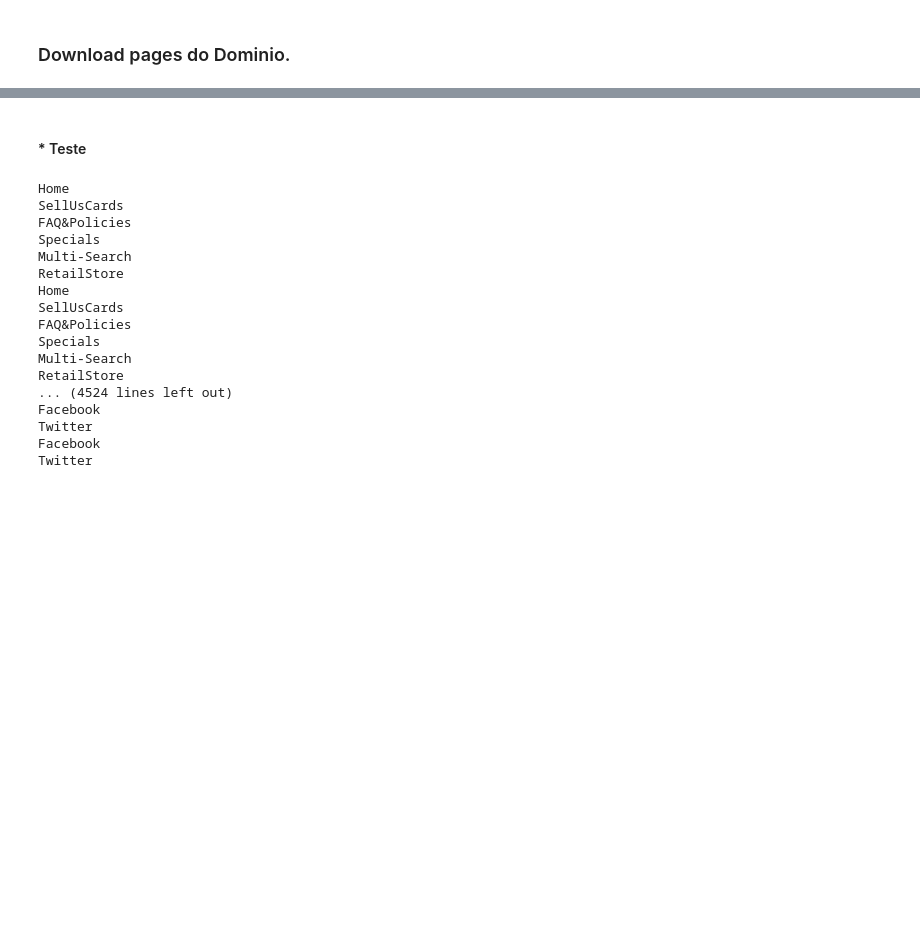
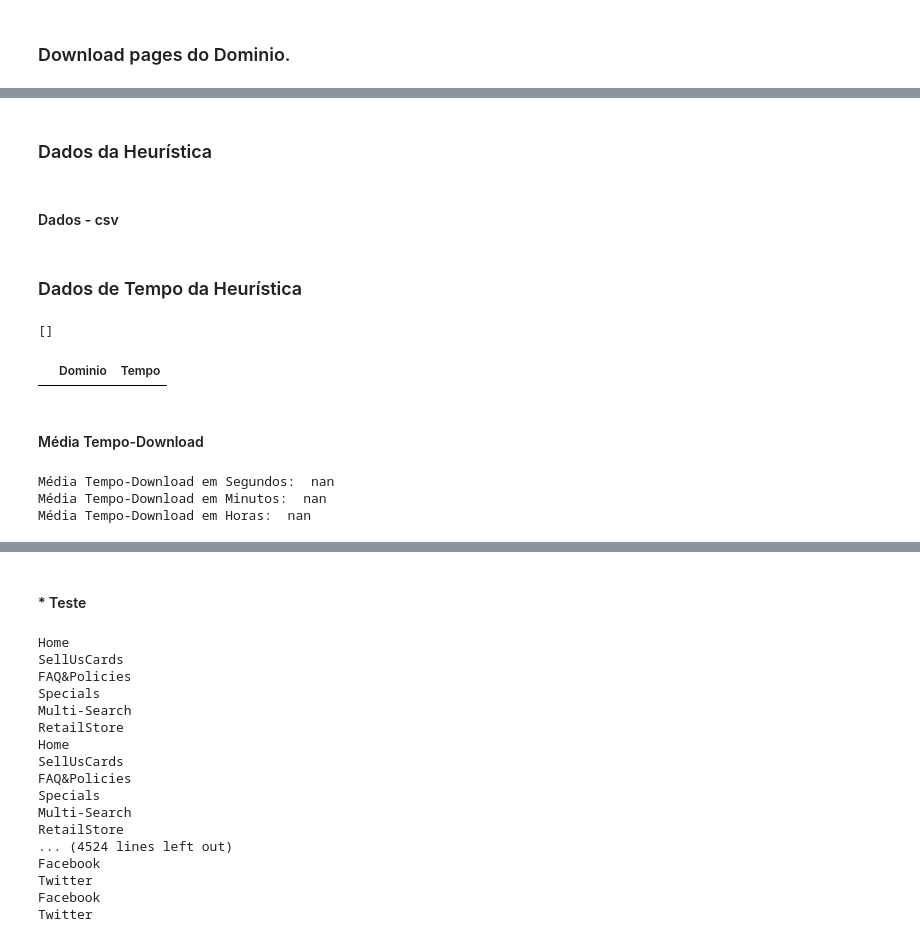
Before and after one commit to Jcss3/Projeto-1__RI, a Jupyter notebook: MagicCards_Heuristica.ipynb, the cells around one changed output, grey strips where cells are left out. Cells and saved outputs as stored; diff of their text form; code cells hidden in the pictures; blank space fills up the shorter version.

```diff
--- a/MagicCards_Heuristica.ipynb
+++ b/MagicCards_Heuristica.ipynb
@@ -85,7 +65,7 @@ def Tabela(count,url,site):
 ## Padrões
 # %%
 def Words():
-    goods = ['magic','single','set','catalog','gathering','card','store']
+    goods = ['magic','single','set','catalog','gathering','card','store','foil','product','buylist']
     bad = ['pokemom','yugioh']
     words = [goods,bad]
     return words
@@ -95,10 +75,10 @@ def Padroes():
     regex = r'(.+)(magic_singles-)(.+)(\/)(.+)(\/)(\d+)'
     CapeFearGamesMagicCard = re.compile(regex)
 
-    regex2 = r'(.)*(store)(.)+'
+    regex2 = r'(.+)(store\/)([A-Z]{3}|[A-Z]{1}[0-9]{2})(.+)'
     MtGoTradersMagicCard = re.compile(regex2)
-
-    regex3 = r'(.)*(p-)(\d+)(\.html)'
+    # |||| (.)*(p-)(\d+)(\.html)
+    regex3 = r'(.+)(-p-)(\d+)(\.html)'
     WizardCupBoardMagicCard = re.compile(regex3)
 
     regex4 = '(.)*(magic-the-gathering\/)(singles\/)(product-detail\/)(.+)'
@@ -113,7 +93,7 @@ def Padroes():
     regex7 = r'(.+)(card)(.+)(\d+)(.+)'
     ScryfallMagicCard = re.compile(regex7)
 
-    regex8 = r'(.+)(mtg\/)(singles\/)(.+\/)(.+)'
+    regex8 = r'(.+)(mtg\/)(singles\/)(.+\/)(.+\/)(.+)'
     MtgMIntCard = re.compile(regex8)
 
     padroesLinks = [CapeFearGamesMagicCard,CardKingdomMagicCard,AbuGamesMagicCard,ScryfallMagicCard,
@@ -129,26 +109,26 @@ def Score(url,siteInicial,texto):
     if siteInicial in url:
         score = score + 1
 
-    # url contem alguma palavra da lista de palavres que aparecem no link relevante +2
+    # url contem alguma palavra da lista de palavraes boas que aparecem no link relevante +2
     for palavra in Words()[0]:
         #casefold ignorar sensitive-case
         if palavra.casefold() in url.casefold():
-            score = score + 3
+            score = score + 2
 
-    # url fullmatch com link relevante +5
+    # url fullmatch com link relevante +50
     for padrao in Padroes():
         if padrao.fullmatch(url):
             score = score + 5
 
-    #CArdpage tem texto sobre valor da carta. +10
+    #CArdpage tem texto sobre valor da carta. +100
     if regexMoney.match(texto):
-        score = score + 10
+        score = score + 100
 
      # url contem alguma palavra da lista de palavras ruins(pokemom, yugioh ...) zera o score.
     for palavra in Words()[1]:
-        #casefold ignorar sensitive-case
         if palavra.casefold() in url.casefold():
             score = 0
+            return score
     return score
 # %% [markdown]
 ## * Heurística
@@ -158,31 +138,27 @@ def CardsCrawler(url):
     count = 0
     score = 0
     paginas = [(url,score)]
-
-
     paginasVisitadas = []
     robots = Robots.fetch(url.geturl() + '/robots.txt')
     while count < 1000 and len(paginas) > 0:
+        #Ordenar a busca pelo Score.
         paginas.sort(key=operator.itemgetter(1),reverse=True)
+
         primeiraPagina = paginas.pop(0)
+
         # Verifica se a pagina foi visitada.Se foi, procuro o proximo link da lista que não foi visitado.
         # Verifico se o hostname de cada pagina é igual ao do dominio, se não, rocuro o proximo link da lista (navegar apenas dentro do site)
         # Verifico se hostname existe , se não , procuro o proximo link que tenha.
         # Verifico se é possivel crawlear a pagina de acordo com as regras do robot.txt , se não , procuro o proximo link.
         # Verifico se a respota da requisição funciona
         while Visitou(primeiraPagina[0].geturl(),paginasVisitadas) == True or primeiraPagina[0].hostname != url.hostname or primeiraPagina[0].hostname == None or robots.allowed(primeiraPagina[0].geturl(), '*') == False or verificarRequest(primeiraPagina[0].geturl()) == False:
-            #print(Visitou(primeiraPagina[0].geturl(),paginasVisitadas))
-            #print(primeiraPagina[0].hostname != url.hostname)
-            #print(primeiraPagina[0].hostname == None)
-            #print(robots.allowed(primeiraPagina[0].geturl(), '*'))
-            #print(verificarRequest(primeiraPagina[0].geturl()))
             if len(paginas) == 0:
                 print('lascou@!')
                 return
             primeiraPagina = paginas.pop(0)
 
         # Verficar se o site é dinamico.
-        if (Dominio[3] in url.geturl()) or (Dominio[6] in url.geturl()):
+        if (Dominio[7] in url.geturl()):
             texto = CrawlerDinâmico(primeiraPagina[0].geturl())
         else:
             #request - usando o content type
@@ -192,17 +168,17 @@ def CardsCrawler(url):
         soup = BeautifulSoup(texto,'html.parser')
 
         # Encontrar todos os links da pagina(url) filtrando pelas tags li ul tr td.
-        for lista in soup.findAll(re.compile(r'li|ul|td|tr')):
+        for lista in soup.findAll(re.compile(r'li|ul|td|tr|div')):
             for link in lista.findAll('a',href = True):
 
                 href = link.get('href')
                 # Correção de href relativos para absolutos.
                 href = urllib.parse.urljoin(url.geturl(),href)
 
-                #TExto ancora
+                #Texto na ancora.
                 ancoraTexto = link.text
 
-                #Parent text
+                #Texto no Parent da ancora
                 parent_text = re.sub('[\s+]', '', link.parent.text)
                 if len(parent_text) > 200:
                     parent_text = ''
@@ -291,0 +233,2 @@ SSLError: HTTPSConnectionPool(host='www.capefeargames.com', port=443): Max retri
+# %% [markdown]
+### Dados da Heurística
@@ -291,0 +238,23 @@ SSLError: HTTPSConnectionPool(host='www.capefeargames.com', port=443): Max retri
+# %% [markdown]
+#### Dados - csv
+# %% [markdown]
+### Dados de Tempo da Heurística
+# %%
+TempoDominio
+# %% [output]
+[]
+# %%
+timeData = pd.DataFrame(TempoDominio,columns=['Dominio','Tempo'])
+timeData.head()
+# %% [output]
+|  | Dominio | Tempo |
+# %% [markdown]
+#### Média Tempo-Download
+# %%
+print('Média Tempo-Download em Segundos: ',timeData['Tempo'].mean())
+print('Média Tempo-Download em Minutos: ',timeData['Tempo'].mean()/60)
+print('Média Tempo-Download em Horas: ',(timeData['Tempo'].mean()/60)/60)
+# %% [output]
+Média Tempo-Download em Segundos:  nan
+Média Tempo-Download em Minutos:  nan
+Média Tempo-Download em Horas:  nan
```
Also changed, not shown: parts of 14 cells of this notebook, 2 other files.
